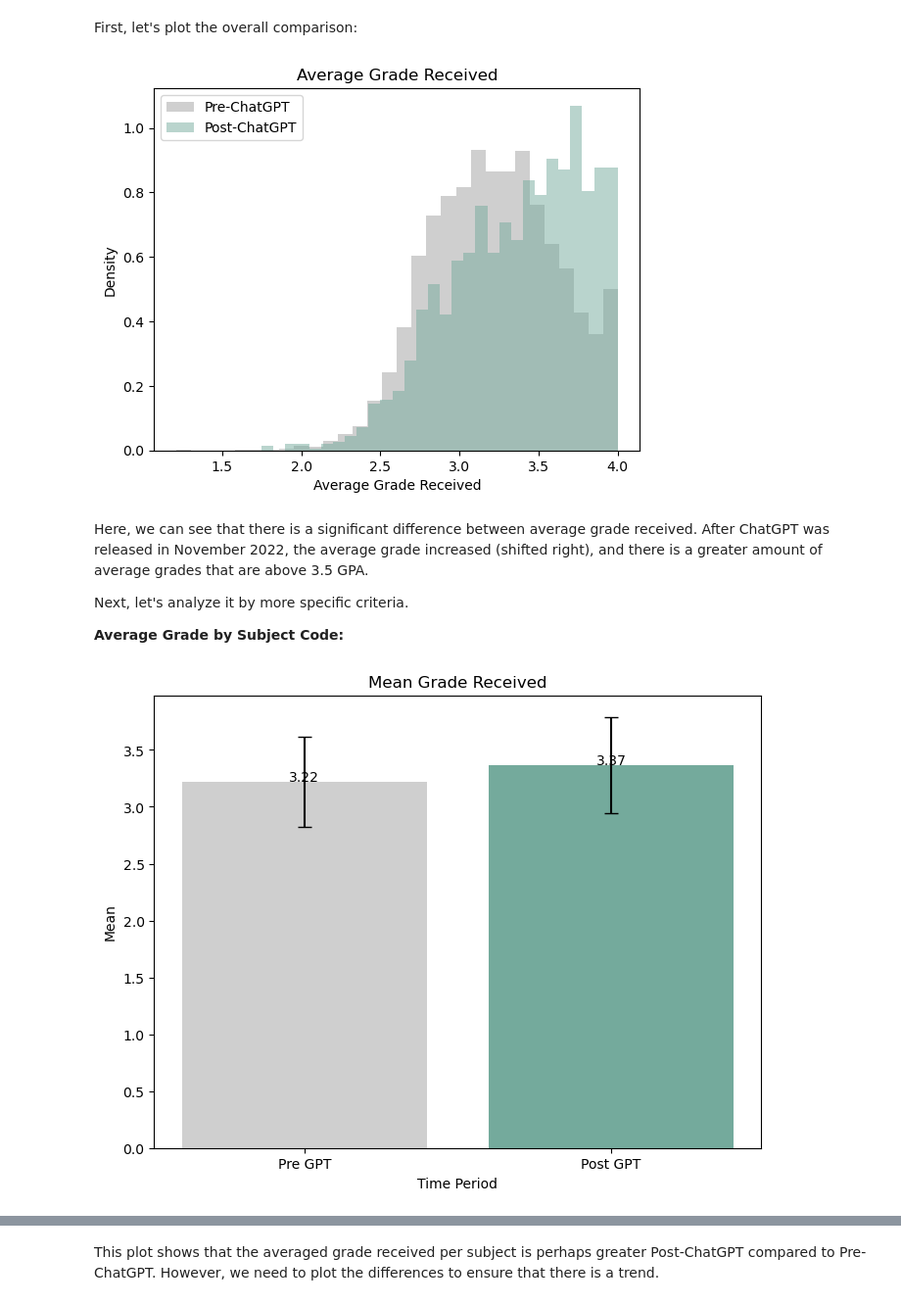
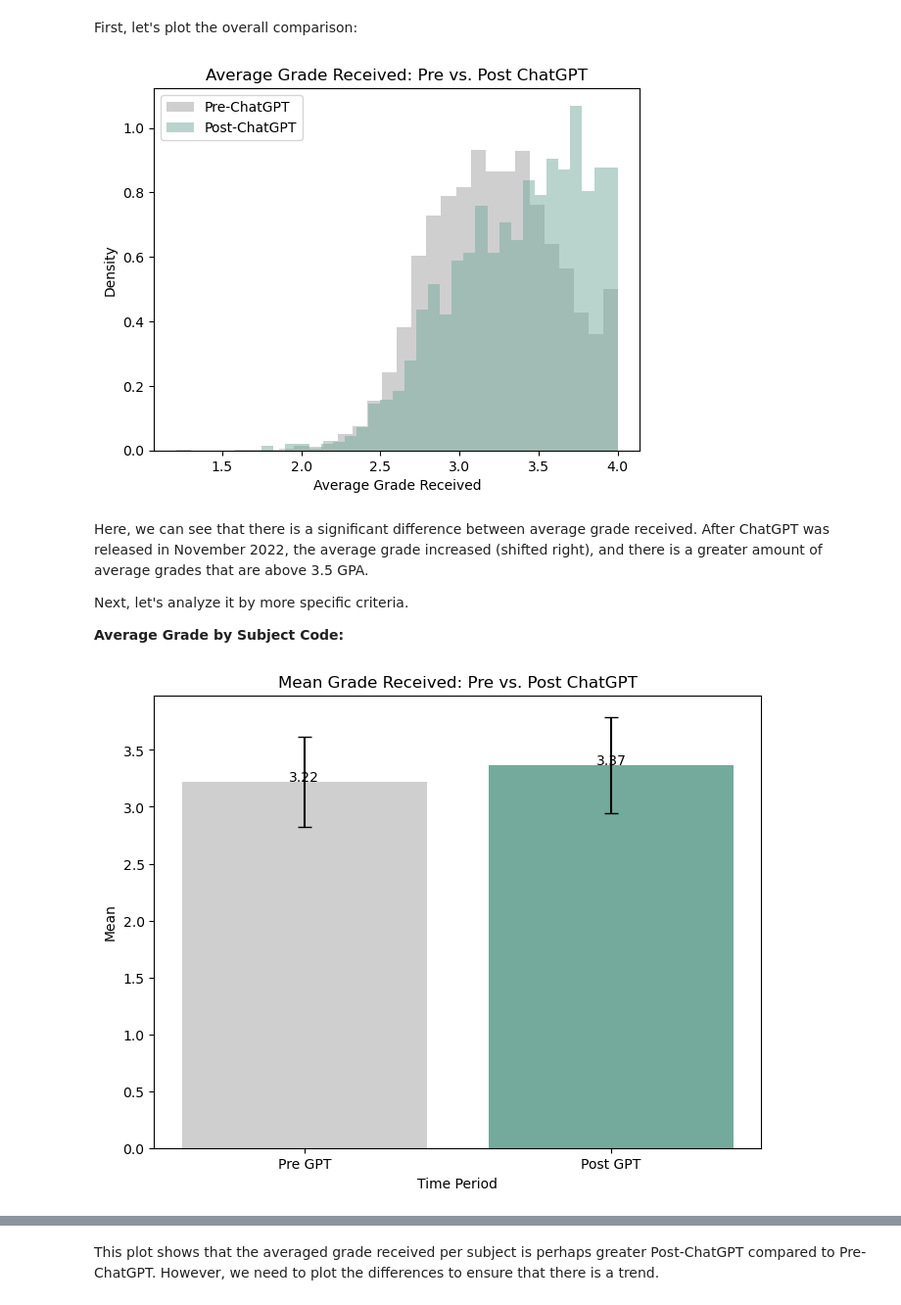
Before and after one commit to aydintabai/AI-Academic-Impact-Case-Study, a Jupyter notebook: FinalProject_Group112_WI24.ipynb, the cells around one changed output, grey strips where cells are left out. Shown at 98% size. Drawn from its saved outputs; the diff is of its cells as text; code cells hidden in the pictures.

```diff
--- a/FinalProject_Group112_WI24.ipynb
+++ b/FinalProject_Group112_WI24.ipynb
@@ -926,17 +926,17 @@ First, let's plot the overall comparison:
 # %%
 # Plot Overall Comparison
 pre_gpt_grade = pre_gpt['Average Grade Received']
 post_gpt_grade = post_gpt['Average Grade Received']
 
 plt.hist(pre_gpt_grade, label = "Pre-ChatGPT", density = True, bins = 30, color='#cfcfcf')
 plt.hist(post_gpt_grade, alpha = 0.5, label = "Post-ChatGPT", density = True, bins = 30, color='#74AA9C')
-plt.title("Average Grade Received")
+plt.title("Average Grade Received: Pre vs. Post ChatGPT")
 plt.xlabel("Average Grade Received")
 plt.ylabel("Density")
 plt.legend()
 plt.show()
 # %% [output]
-[figure, old version]
+[figure, new version]
 # %% [markdown]
 Here, we can see that there is a significant difference between average grade received. After ChatGPT was released in November 2022, the average grade increased (shifted right), and there is a greater amount of average grades that are above 3.5 GPA.
 
@@ -958,10 +958,10 @@ for index, value in enumerate([pre_mean, post_mean]):
 
 plt.xlabel('Time Period')
 plt.ylabel('Mean')
-plt.title('Mean Grade Received')
+plt.title('Mean Grade Received: Pre vs. Post ChatGPT')
 plt.show()
 # %% [output]
-[figure, old version]
+[figure, new version]
 # %%
 subject_codes = capes_df['Subject Code'].unique()
 subject_codes_dict = {code: i for i, code in enumerate(subject_codes)}
```
Also changed, not shown: parts of 6 cells of this notebook.
